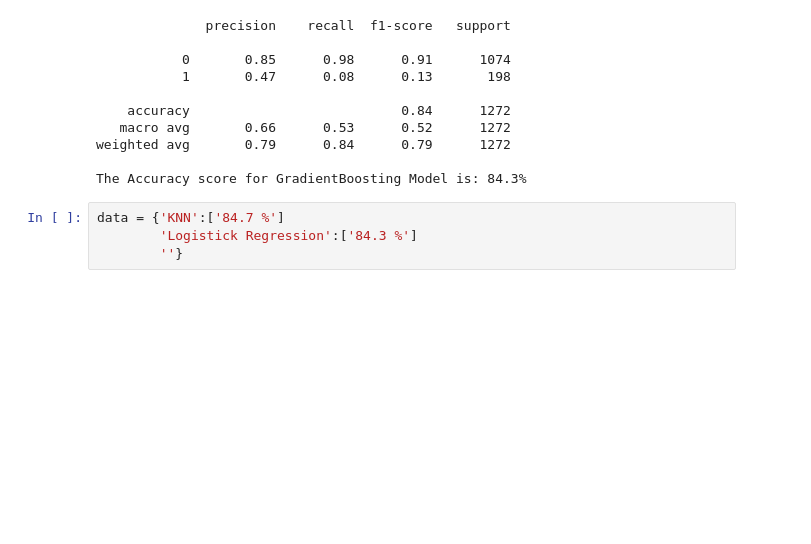
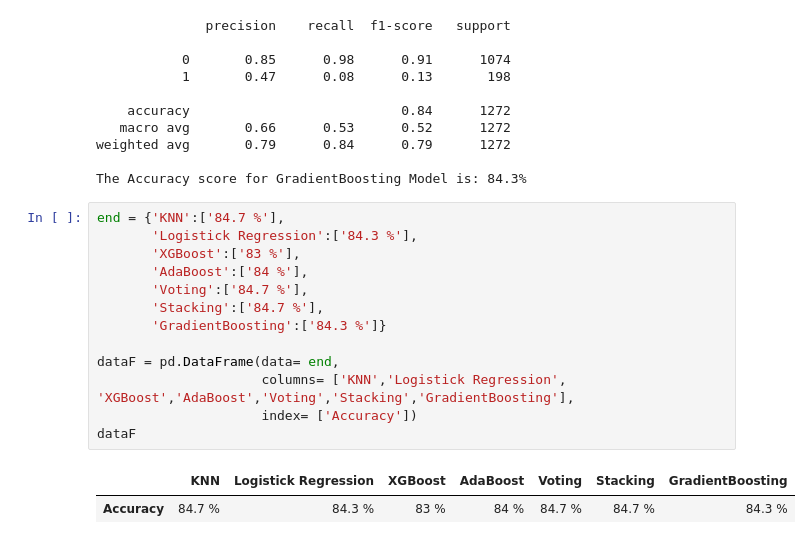
Before and after one commit to tavorlevine/Final-project-2, a Jupyter notebook: _part 3 classification (3).ipynb, the cells around one changed output. Drawn from its saved outputs; the diff is of its cells as text; blank space fills up the shorter version.

```diff
--- a/_part 3 classification (3).ipynb
+++ b/_part 3 classification (3).ipynb
@@ -855,7 +856,19 @@ print("The Accuracy score for GradientBoosting Model is: " + str(round(acc_grad,
 weighted avg       0.79      0.84      0.79      1272
 
 The Accuracy score for GradientBoosting Model is: 84.3%
-# %%
-data = {'KNN':['84.7 %']
-        'Logistick Regression':['84.3 %']
-        ''}
+# %%
+end = {'KNN':['84.7 %'],
+       'Logistick Regression':['84.3 %'],
+       'XGBoost':['83 %'],
+       'AdaBoost':['84 %'],
+       'Voting':['84.7 %'],
+       'Stacking':['84.7 %'],
+       'GradientBoosting':['84.3 %']}
+
+dataF = pd.DataFrame(data= end,
+                     columns= ['KNN','Logistick Regression', 'XGBoost','AdaBoost','Voting','Stacking','GradientBoosting'],
+                     index= ['Accuracy'])
+dataF
+# %% [output]
+|  | KNN | Logistick Regression | XGBoost | AdaBoost | Voting | Stacking | GradientBoosting |
+| Accuracy | 84.7 % | 84.3 % | 83 % | 84 % | 84.7 % | 84.7 % | 84.3 % |
```
Also changed, not shown: parts of 2 cells of this notebook.
